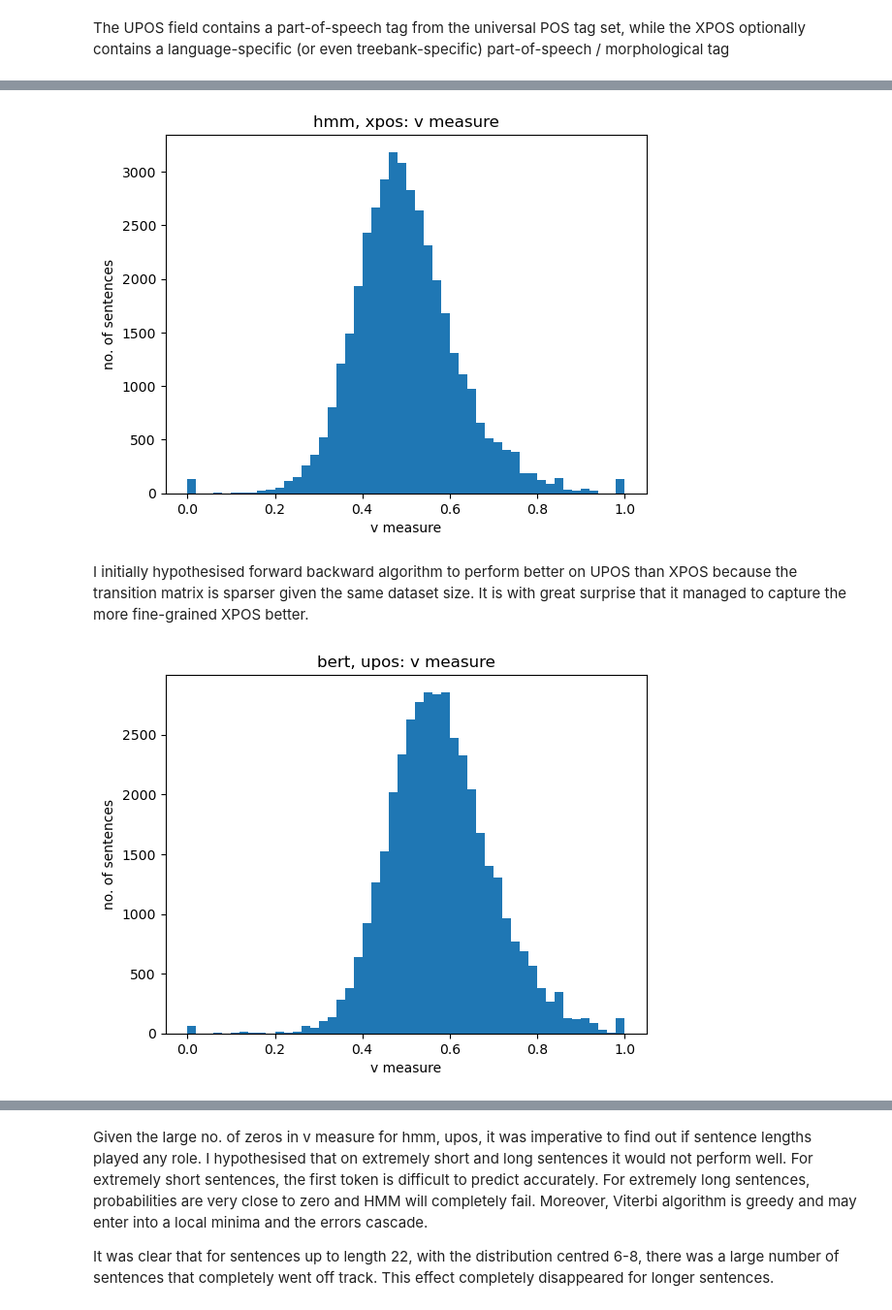
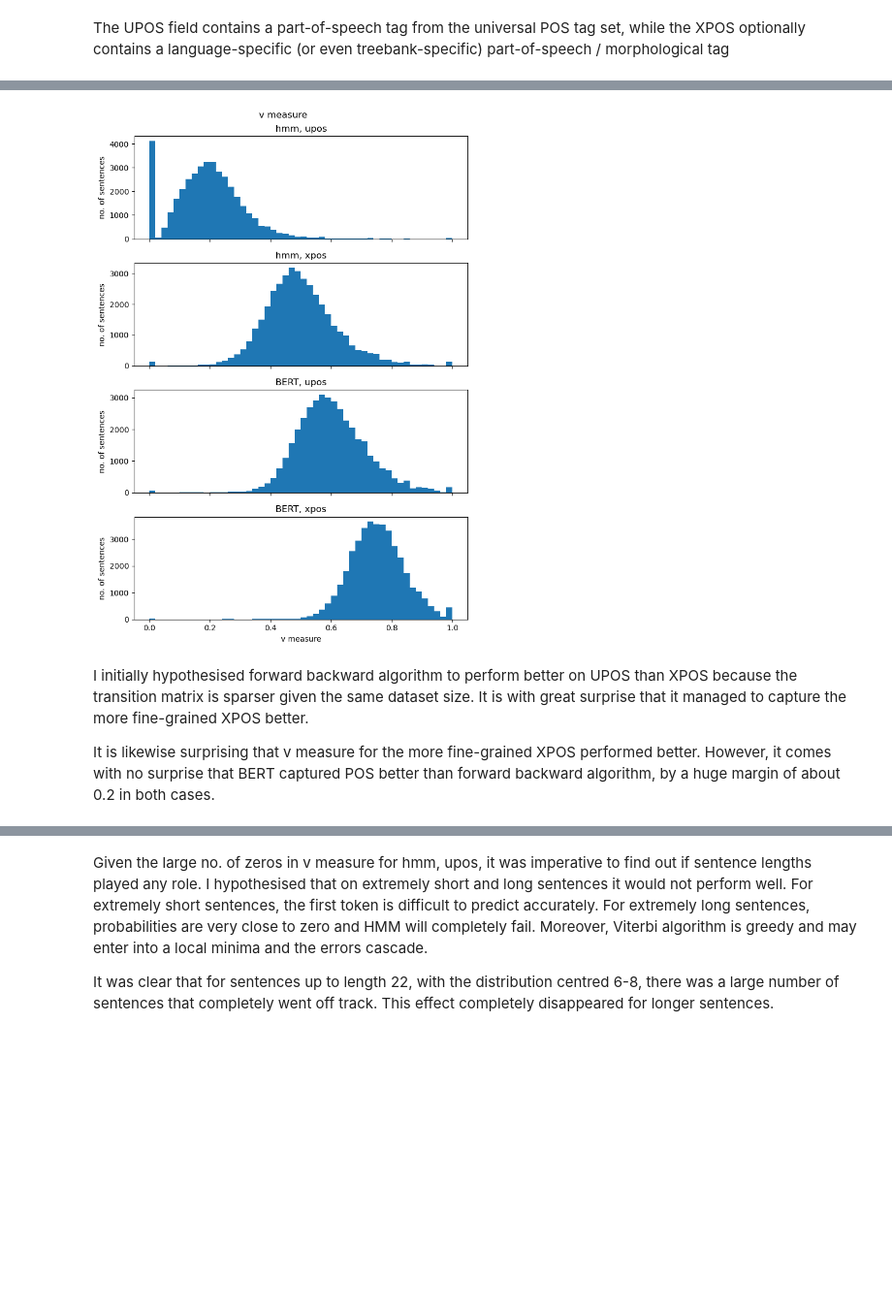
Before and after one commit to WCSin01/nlp_assignment3, a Jupyter notebook: eval_plt.ipynb, the cells around one changed output, grey strips where cells are left out. Shown at 97% size. Cells and saved outputs as stored; diff of their text form; code cells hidden in the pictures; blank space fills up the shorter version.

```diff
--- a/eval_plt.ipynb
+++ b/eval_plt.ipynb
@@ -35,10 +49,30 @@ plot_hist(hmm_upos_df["v measure"], 50, False, "hmm, upos: v measure", "v measur
-# %%
-plot_hist(hmm_xpos_df["v measure"], 50, False, "hmm, xpos: v measure", "v measure", "no. of sentences")
-# %% [output]
-[figure, removed]
+# %%
+fig, ax = plt.subplots(4, 1, sharex=True)
+bins=50
+
+fig.suptitle("v measure")
+for i in range(4):
+  ax[i].set_ylabel("no. of sentences")
+
+ax[0].set_title("hmm, upos")
+ax[0].hist(hmm_upos_df["v measure"], bins=bins)
+
+ax[1].set_title("hmm, xpos")
+ax[1].hist(hmm_xpos_df["v measure"], bins=bins)
+
+ax[2].set_title("BERT, upos")
+ax[2].hist(bert_upos_df["v measure"], bins=bins)
+
+ax[3].set_title("BERT, xpos")
+ax[3].hist(bert_xpos_df["v measure"], bins=bins)
+ax[3].set_xlabel("v measure")
+
+fig.set_size_inches(7, 10)
+fig.tight_layout()
+plt.show()
+# %% [output]
+[figure, added]
 # %% [markdown]
 I initially hypothesised forward backward algorithm to perform better on UPOS than XPOS because the transition matrix is sparser given the same dataset size. It is with great surprise that it managed to capture the more fine-grained XPOS better.
+
+It is likewise surprising that v measure for the more fine-grained XPOS performed better. However, it comes with no surprise that BERT captured POS better than forward backward algorithm, by a huge margin of about 0.2 in both cases.
-# %%
-plot_hist(bert_upos_df["v measure"], 50, False, "bert, upos: v measure", "v measure", "no. of sentences")
-# %% [output]
-[figure, removed]
```
Also changed, not shown: parts of 33 cells of this notebook, 10 other files.
